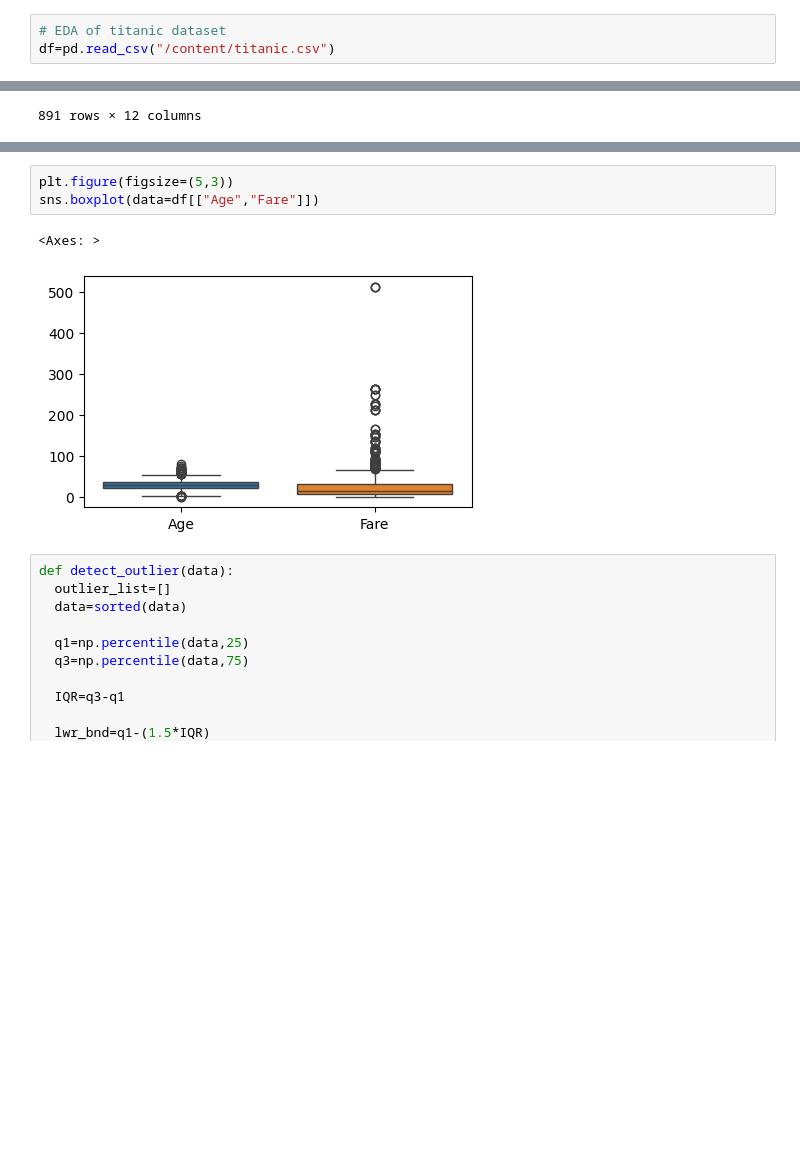
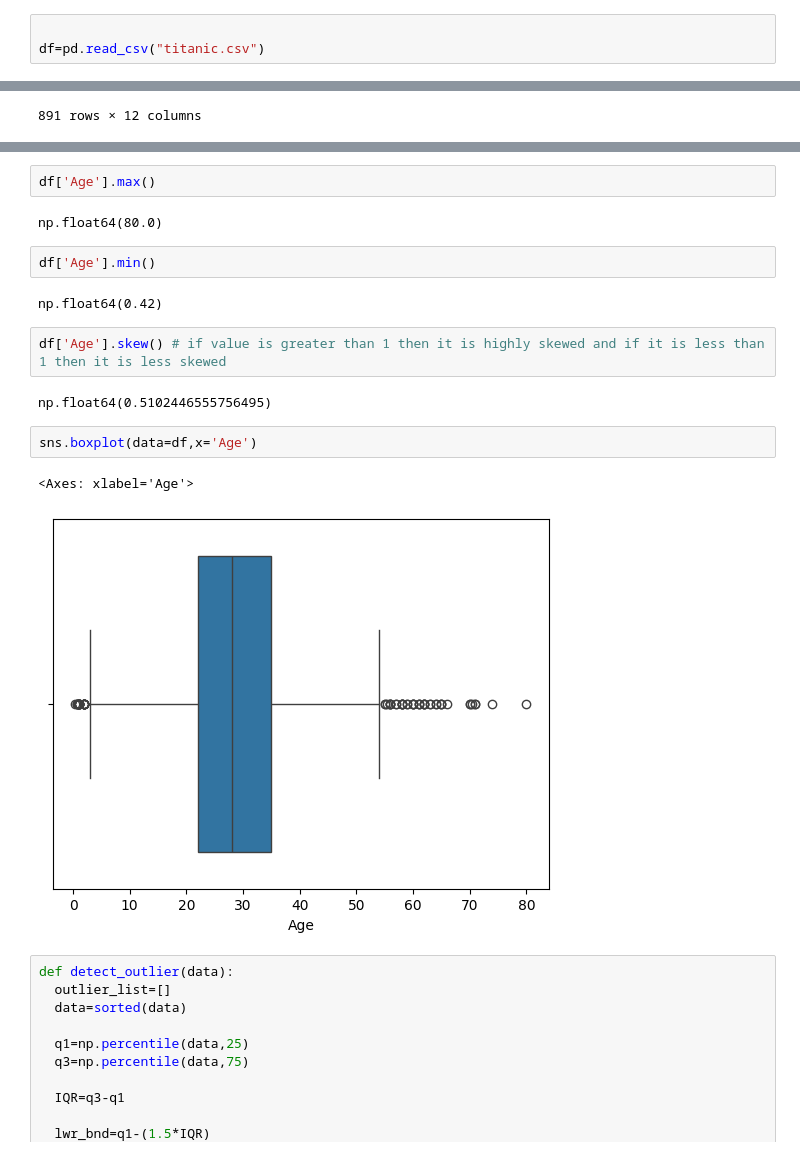
Before and after one commit to dev-lov-oper/Machine_Learning, a Jupyter notebook: EDA_basics/ML_basicsipynb.ipynb, the cells around one changed output, grey strips where cells are left out. Drawn from its saved outputs; the diff is of its cells as text; blank space fills up the shorter version.

```diff
--- a/EDA_basics/ML_basicsipynb.ipynb
+++ b/EDA_basics/ML_basicsipynb.ipynb
@@ -1,3 +11,3 @@
 # %%
-# EDA of titanic dataset
-df=pd.read_csv("/content/titanic.csv")
+
+df=pd.read_csv("titanic.csv")
@@ -174,9 +165,20 @@ df = df.drop(columns=['Cabin'])
+# %%
+df['Age'].max()
+# %% [output]
+np.float64(80.0)
+# %%
+df['Age'].min()
+# %% [output]
+np.float64(0.42)
+# %%
+df['Age'].skew() # if value is greater than 1 then it is highly skewed and if it is less than 1 then it is less skewed
+# %% [output]
+np.float64(0.5102446555756495)
 # %%
-plt.figure(figsize=(5,3))
-sns.boxplot(data=df[["Age","Fare"]])
+sns.boxplot(data=df,x='Age')
 # %% [output]
-<Axes: >
+<Axes: xlabel='Age'>
-[figure, old version]
+[figure, new version]
 # %%
 def detect_outlier(data):
   outlier_list=[]
```
Also changed, not shown: parts of 24 cells of this notebook.
